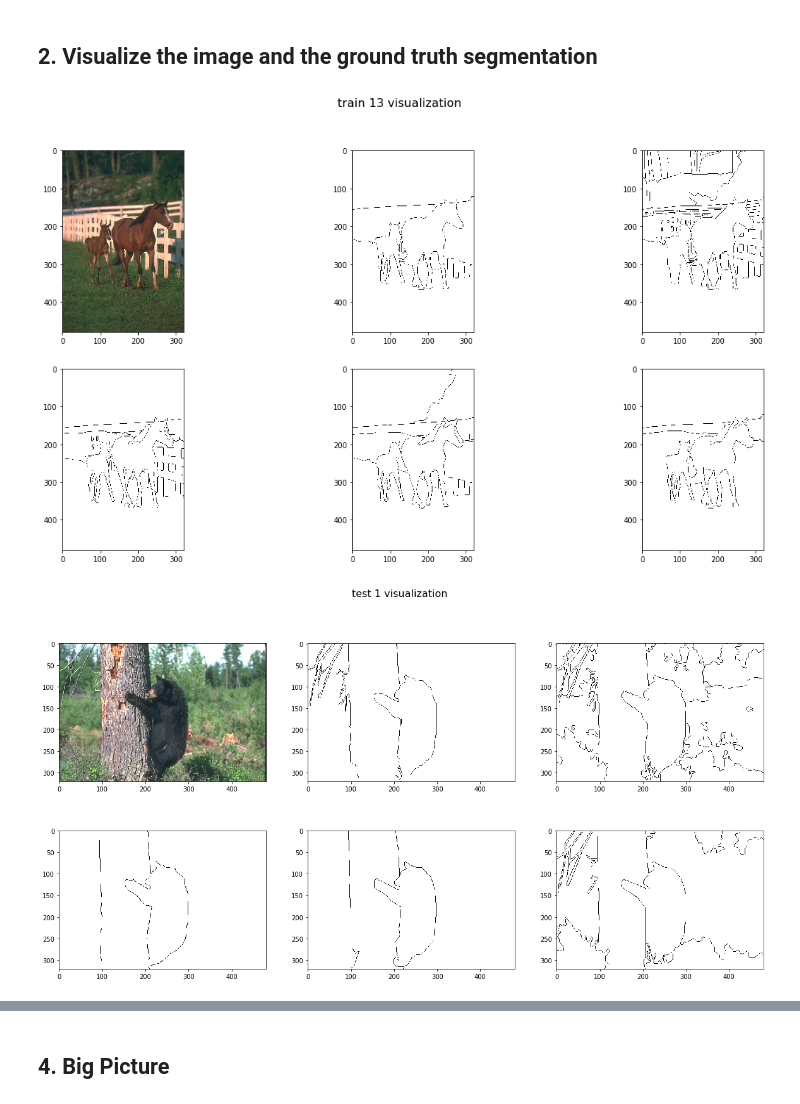
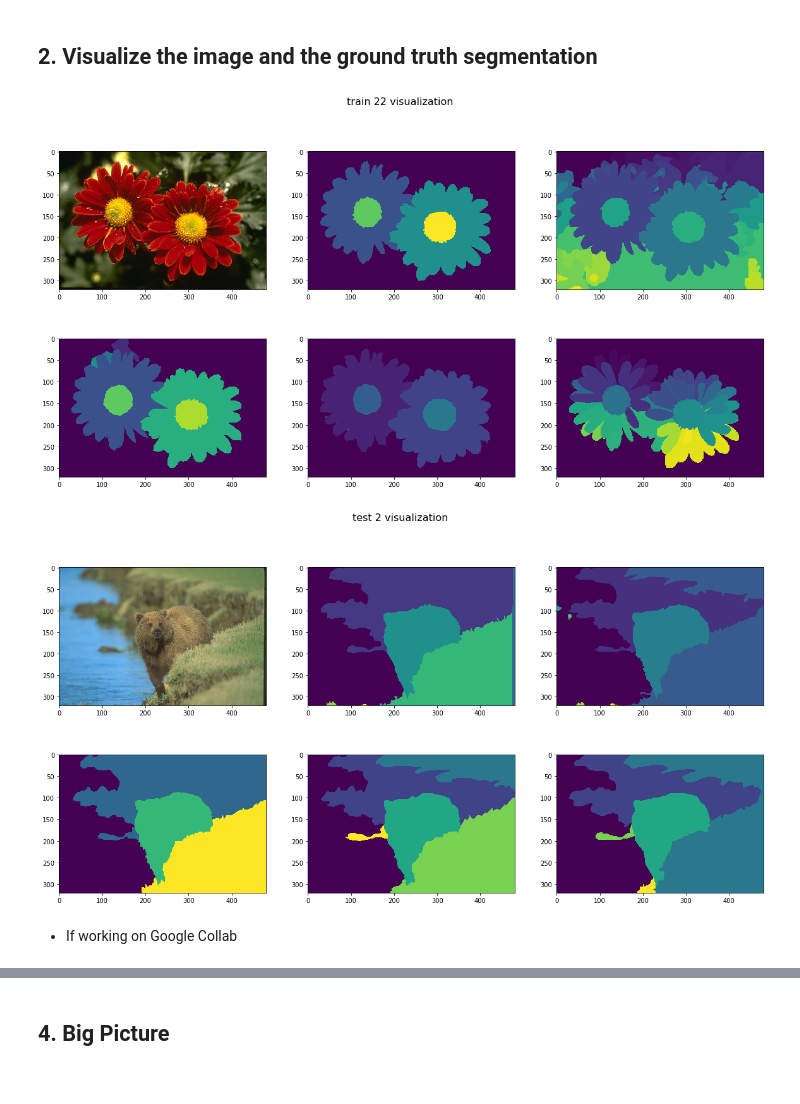
Before and after one commit to IngyBadawi/Image-Segmentation, a Jupyter notebook: Assignment_2.ipynb, the cells around one changed output, grey strips where cells are left out. Drawn from its saved outputs; the diff is of its cells as text; code cells hidden in the pictures.

```diff
--- a/Assignment_2.ipynb
+++ b/Assignment_2.ipynb
@@ -33,10 +81,6 @@ import os
 # %% [markdown]
 * Unzip and extract images
 # %%
-# Creating the output directory
-!mkdir '/content/output'
-!mkdir '/content/output/Ground-Truth'
-
 #Get the images for training
 train = sorted(glob.glob("BSR/BSDS500/data/images/train/**/*.jpg", recursive=True))
 
@@ -49,13 +93,31 @@ gt_train = sorted(glob.glob("BSR/BSDS500/data/groundTruth/train/**/*.mat", recur
 
 #Get the ground-truth for testing
 gt_test = sorted(glob.glob("BSR/BSDS500/data/groundTruth/test/**/*.mat", recursive=True))
+gt_test = gt_test[0:50]
 # %% [markdown]
 ## 2. Visualize the image and the ground truth segmentation
+# %%
+def get_ground_truth_images(index, dataset):
+
+  # Loading the ground truth images from the corresponding .mat file
+  ground_truth_img = scipy.io.loadmat(dataset[index])
+
+  #print(ground_truth_img)
+  ground_truth_img = np.squeeze(ground_truth_img['groundTruth'])
+  gt_images = []
+
+  #Appending the ground truth segmentations in the list
+  for i in range(5):
+    curr_ground_truth = ground_truth_img[i][0][0][0]
+    gt_images.append(curr_ground_truth)
+
+  return gt_images
 # %%
 def visualize_image(index, dataset):
   my_path = '/content/output/Ground-Truth' # Defining the path to save the images later
   my_file = str(dataset).lower() + ' ' + str(index) + ' visualization' # Defining the file name to save the images later
   fig, axarr = plt.subplots(2,3,figsize=(20, 10))
+
   # Specifying which dataset to use depending on the parameter 'dataset' sent to the function
   if dataset == "TRAIN":
     normal_dataset = train
@@ -63,18 +125,13 @@ def visualize_image(index, dataset):
   if dataset == "TEST":
     normal_dataset = test
     gt_dataset = gt_test
+
   images = [] # A list to store the image and its ground truth segmentation to use it in plotting them
-  normal_img = img.imread(normal_dataset[index])
+  normal_img = image.imread(normal_dataset[index])
+
   images.append(normal_img)
-
-  # Loading the ground truth images from the corresponding .mat file
-  ground_truth_img = scipy.io.loadmat(gt_dataset[index])
-  ground_truth_img = np.squeeze(ground_truth_img['groundTruth'])
-
-  #Appending the ground truth segmentations in the list
-  for i in range(5):
-    curr_ground_truth = ground_truth_img[i][0][0][1]
-    images.append(curr_ground_truth)
+  gt_images = get_ground_truth_images(index, gt_dataset) # Getting the ground truth of the image
+  images = images + gt_images # Appending them to the list of images to be displayed
 
   # Loop through the list and plot each image
   for i in range(len(images)):
@@ -82,7 +139,7 @@ def visualize_image(index, dataset):
     col = i % 3
     if i == 0:
       axarr[row][col].imshow(images[0])
-    axarr[i // 3][i % 3].imshow(images[i], cmap='Greys', interpolation='nearest')
+    axarr[i // 3][i % 3].imshow(images[i], interpolation='nearest')
 
   # Showing the figure and saving it to the output directory
   fig.suptitle(my_file, fontsize=16)
@@ -91,19 +148,21 @@ def visualize_image(index, dataset):
   plt.close()
   return
 # %%
-# A function that returns n random indices in the range between 0 and 45 (since the test dataset is only 50 images)
+# A function that returns n random indices in the range between 0 and 50 (since the test dataset is only 50 images)
 def get_random_images(n):
-  rands = random.sample(range(0, 45), n)
+  rands = random.sample(range(0, 50), n)
   return rands
 
 datasets = ["TRAIN", "TEST"]
 randoms = get_random_images(2) # Calling the above function to get 2 random images to visualize
 
 # Visualize a sample from training dataset and a sample from test data set alternatively
 for i in range(len(randoms)):
   visualize_image(randoms[i], datasets[i & 1])
 # %% [output]
-[figure, old version]
+[figure, new version]
-[figure, old version]
+[figure, new version]
+# %% [markdown]
+* If working on Google Collab
 # %%
 # Zipping and downloading output folder as output.zip
```
Also changed, not shown: parts of 23 cells of this notebook.
